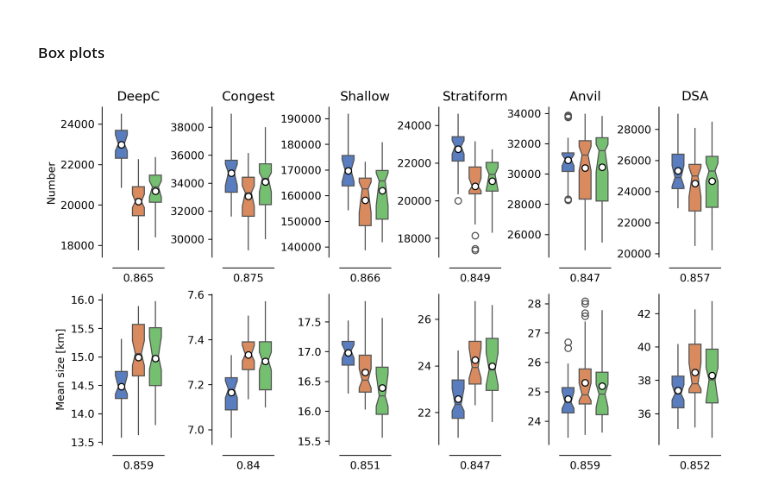
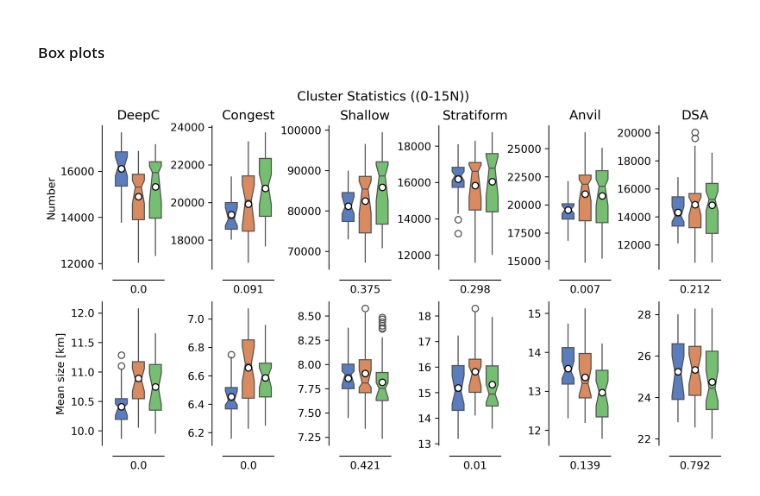
Before and after one commit to jhruppert/tc-crfrad, a Jupyter notebook: analysis/mpas_pclass_cluster.ipynb, the cells around one changed output. Cells and saved outputs as stored; diff of their text form; code cells hidden in the pictures.

```diff
--- a/analysis/mpas_pclass_cluster.ipynb
+++ b/analysis/mpas_pclass_cluster.ipynb
@@ -13,17 +13,15 @@ import pickle
 import matplotlib.pyplot as plt
 # %%
 do_process_clusters = False
-do_process_clusters = True
+# do_process_clusters = True
+
+# pickle_path = "/glade/derecho/scratch/ruppert/tc-crfrad/pickle_out"
+pickle_path = "/glade/derecho/scratch/ruppert/tc-crfrad/mpas"
 
 exp_names = ["CTL","HOMO_RAD","CLIM_RAD"]
 ntest = len(exp_names)
 pclass_names = ['DC', 'CG', 'SC', 'ST', 'AN', 'DSA']
 pclass_names_long = ['DeepC', 'Congest', 'Shallow', 'Stratiform', 'Anvil', 'DSA']
 nclass = len(pclass_names)
-# %%
-def latitude_masking(labels_in, latitudes, latbounds):
-    outside_clusters = set(labels_in[(latitudes < latbounds[0]) | (latitudes > latbounds[1])])
-    mask_inside = ~np.isin(labels_in, list(outside_clusters))
-    return labels_in[mask_inside], mask_inside
 # %% [markdown]
 ### Main driver loop
@@ -29,0 +30,7 @@ def latitude_masking(labels_in, latitudes, latbounds):
+# %%
+def latitude_masking(labels_in, latitudes, latbounds):
+    labels_filtered = labels_in.copy()
+    mask_outside = np.where((latitudes < latbounds[0]) | (latitudes > latbounds[1]))[0]
+    # mask_inside = ~np.isin(labels_in, list(outside_clusters))
+    labels_filtered[mask_outside] = 0
+    return labels_filtered
@@ -190,59 +241,70 @@ import seaborn as sns
 def plot_boxplots(pltvar, axs, do_legend=False):
       colors = sns.color_palette('muted', n_colors=ntest)
       for iclass, iax in enumerate(axs):
             sns.boxplot([pltvar[iexp,:,iclass] for iexp in range(pltvar.shape[0])],
                         width=0.7, showmeans=True,
                         meanprops={"marker":"o", "markerfacecolor":"white",
                               "markeredgecolor":"black", "markersize":"6"},
                         palette=colors,
                         ax=iax, notch=True, showcaps=False, bootstrap=10000,
                         showfliers=True,)
             sns.despine(ax=iax, bottom=True)
 
             # Add t-test
-            t_stat, p_value = ttest_ind(pltvar[0,iclass,:],
-                                    pltvar[1,iclass,:],
+            t_stat, p_value = ttest_ind(pltvar[0,:,iclass],
+                                    pltvar[1,:,iclass],
                                     equal_var=True)
             iax.text(0.5, -0.11, str(np.round(p_value, 3)),
                      ha='center', va='top', transform=iax.transAxes)#, fontsize=10)
       # if do_legend:
       #       axs[-1].legend(loc="upper right", frameon=False, fontsize=12, labels=test_names, bbox_to_anchor=(1.15, 0.5))
       #       handles = [plt.Line2D([0], [0], color=colors[i], lw=10) for i in range(ntest)]
       #       axs[-1].legend(handles=handles, labels=test_names, loc="center right", frameon=False,
       #                      fontsize=12, bbox_to_anchor=(5.0, 0.5))
       return axs
 
-# create figure
-fig_x = 1.3*nclass + 1
-fig_y = 5
-fig, axs = plt.subplots(2,nclass, figsize=(fig_x,fig_y), layout="constrained", dpi=300)
+nsubset, subset_tags, latbounds, global_subset = subset_settings()
 
-# Cluster counts
-pltvar = numbers
-ytitle = 'Number'
-irow = 0
-axs[irow, 0].set_ylabel(ytitle)
-# plot_boxplots(pltvar, axs.flatten()[0:nclass], ntest, it_max, ytitle, do_legend=True)
-axs[irow,:] = plot_boxplots(pltvar[:,:,:], axs[irow,:])
+for isubset in range(nsubset):
 
-# Cluster sizes
-pltvar = mean_sizes/1e3 # m --> km
-ytitle = 'Mean size [km]'
-# plot_boxplots(pltvar, axs.flatten()[nclass:nclass*2], ntest, it_max, ytitle, do_legend=True)
-irow = 1
-axs[irow, 0].set_ylabel(ytitle)
-axs[irow,:] = plot_boxplots(pltvar[:,:,:], axs[irow,:])
+      # Get latitude bounds
+      nsubset, subset_tags, latbounds, global_subset = subset_settings(isubset)
 
-for iclass in range(nclass):
-      axs[0,iclass].set_title(pclass_names_long[iclass])
+      # create figure
+      fig_x = 1.3*nclass + 1
+      fig_y = 5
+      fig, axs = plt.subplots(2,nclass, figsize=(fig_x,fig_y), layout="constrained", dpi=300)
 
-for iaxs in axs.flatten():
-      sns.despine(offset=10,ax=iaxs, top=True, right=True)
-      iaxs.set_xticks([])
+      title = f"Cluster Statistics ({subset_tags[isubset]})"
+      fig.suptitle(title)
 
-# axs[1,nclass-1].legend(loc="upper right", labels=test_names,
-#                        frameon=False, fontsize=12, bbox_to_anchor=(1.15, 0.5))
+      # Cluster counts
+      pltvar = numbers[isubset]
+      ytitle = 'Number'
+      irow = 0
+      axs[irow, 0].set_ylabel(ytitle)
+      # plot_boxplots(pltvar, axs.flatten()[0:nclass], ntest, it_max, ytitle, do_legend=True)
+      axs[irow,:] = plot_boxplots(pltvar[:,:,:], axs[irow,:])
 
-plt.show()
+      # Cluster sizes
+      pltvar = mean_sizes[isubset]/1e3 # m --> km
+      ytitle = 'Mean size [km]'
+      # plot_boxplots(pltvar, axs.flatten()[nclass:nclass*2], ntest, it_max, ytitle, do_legend=True)
+      irow = 1
+      axs[irow, 0].set_ylabel(ytitle)
+      axs[irow,:] = plot_boxplots(pltvar[:,:,:], axs[irow,:])
+
+      for iclass in range(nclass):
+            axs[0,iclass].set_title(pclass_names_long[iclass])
+
+      for iaxs in axs.flatten():
+            sns.despine(offset=10,ax=iaxs, top=True, right=True)
+            iaxs.set_xticks([])
+
+      # axs[1,nclass-1].legend(loc="upper right", labels=test_names,
+      #                        frameon=False, fontsize=12, bbox_to_anchor=(1.15, 0.5))
+
+      plt.show()
+      plt.close()
 # %% [output]
-[figure, old version]
+[figure, new version]
```
Also changed, not shown: parts of 6 cells of this notebook, 1 other file.
